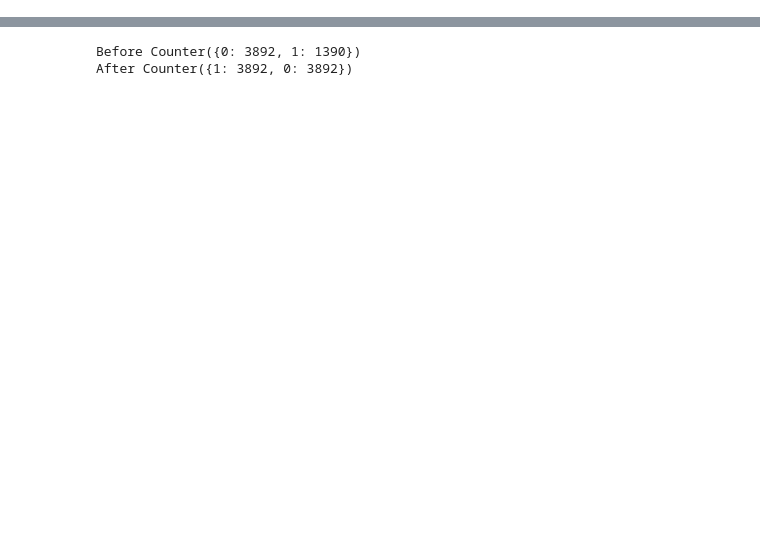
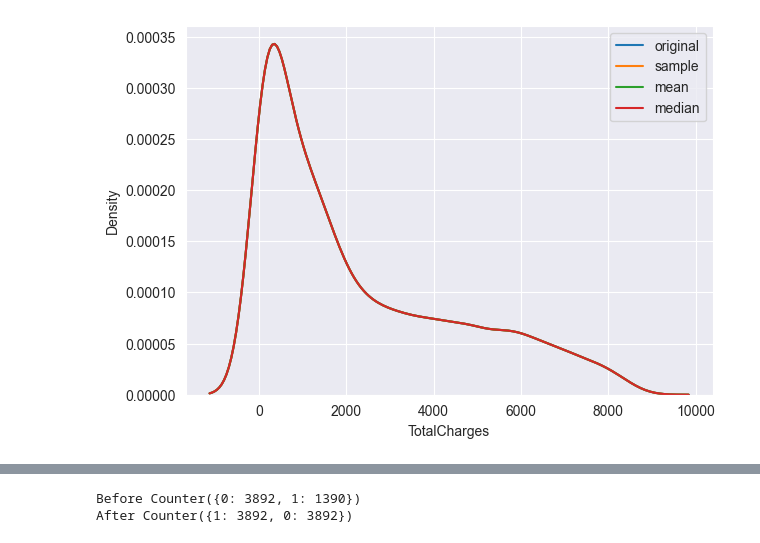
Before and after one commit to Sayan-ML/Churn-prediction-using-SurvivalAnalysis, a Jupyter notebook: churn_prediction_model.ipynb, the cells around one changed output, grey strips where cells are left out. Drawn from its saved outputs; the diff is of its cells as text; code cells hidden in the pictures; blank space fills up the shorter version.

```diff
--- a/churn_prediction_model.ipynb
+++ b/churn_prediction_model.ipynb
@@ -5,6 +5,34 @@ import matplotlib.pyplot as plt
 import seaborn as sns
 from collections import Counter
 sns.set_style('darkgrid')
+# %%
+df_copy = pd.read_csv('WA_Fn-UseC_-Telco-Customer-Churn.csv')
+# %%
+df_copy['TotalCharges'] = df_copy['TotalCharges'].replace(" ",np.nan)
+# %%
+df_copy['TotalCharges']=df_copy['TotalCharges'].astype(float)
+# %%
+df_copy['TotalCharges']=df_copy['TotalCharges'].fillna(df_copy['TotalCharges'].median())
+# %%
+    sampled_vals = df_copy['TotalCharges'].dropna().sample(df_copy['TotalCharges'].isna().sum(), replace=True, random_state=42)
+    sample_imputed = df_copy['TotalCharges'].copy()
+    sample_imputed[df_copy['TotalCharges'].isna()] = sampled_vals.values
+    sns.kdeplot(df_copy['TotalCharges'], label='original')
+    sns.kdeplot(sample_imputed, label='sample')
+
+    # Mean imputation
+    mean_imputed = df_copy['TotalCharges'].fillna(df_copy['TotalCharges'].mean())
+    sns.kdeplot(mean_imputed, label='mean')
+
+    # Median imputation
+    median_imputed = df_copy['TotalCharges'].fillna(df_copy['TotalCharges'].median())
+    sns.kdeplot(median_imputed, label='median')
+
+    plt.legend()
+    plt.tight_layout(rect=[0, 0.03, 1, 0.95])
+    plt.show()
+# %% [output]
+[figure, added]
 # %%
 def datapreparation(filepath):
 
```
Also changed, not shown: parts of 15 cells of this notebook.
